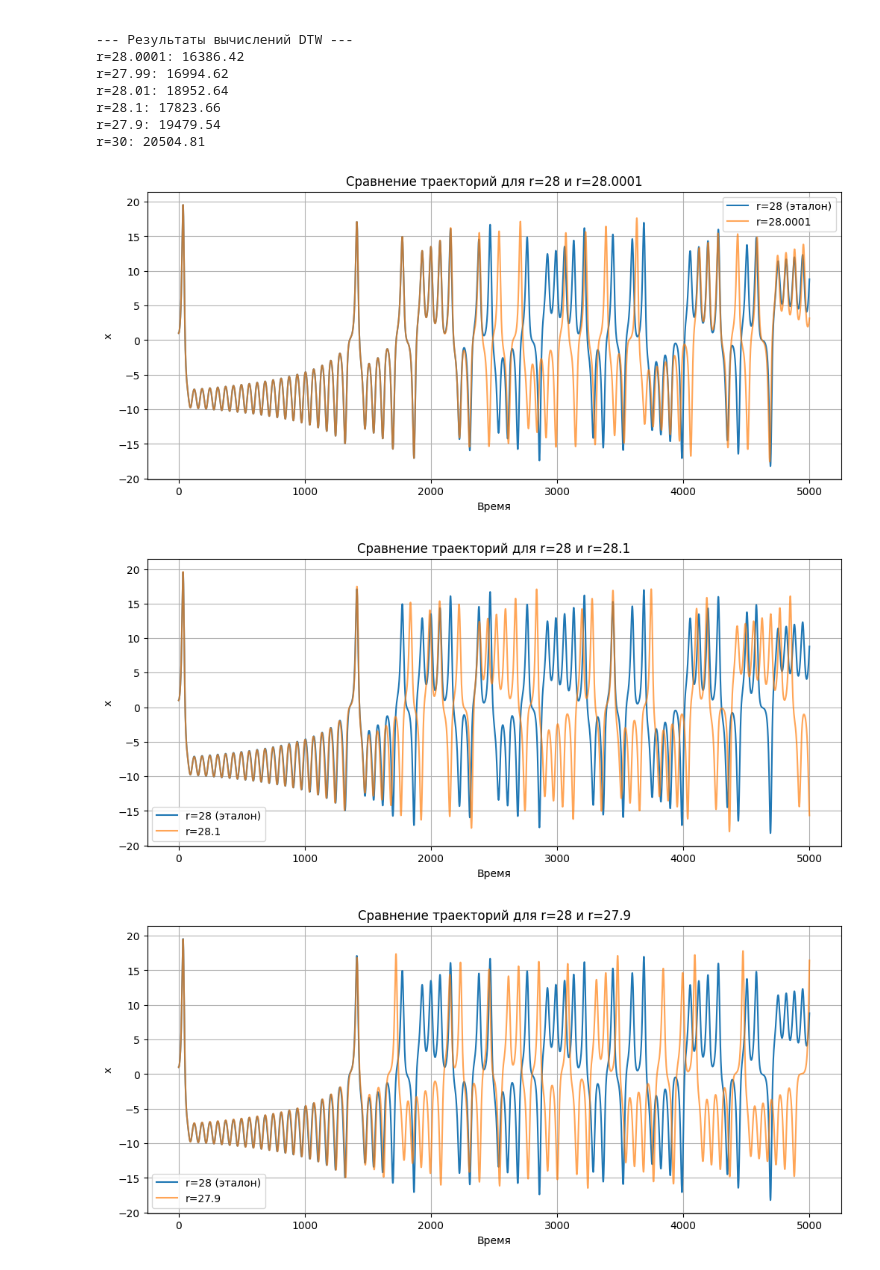
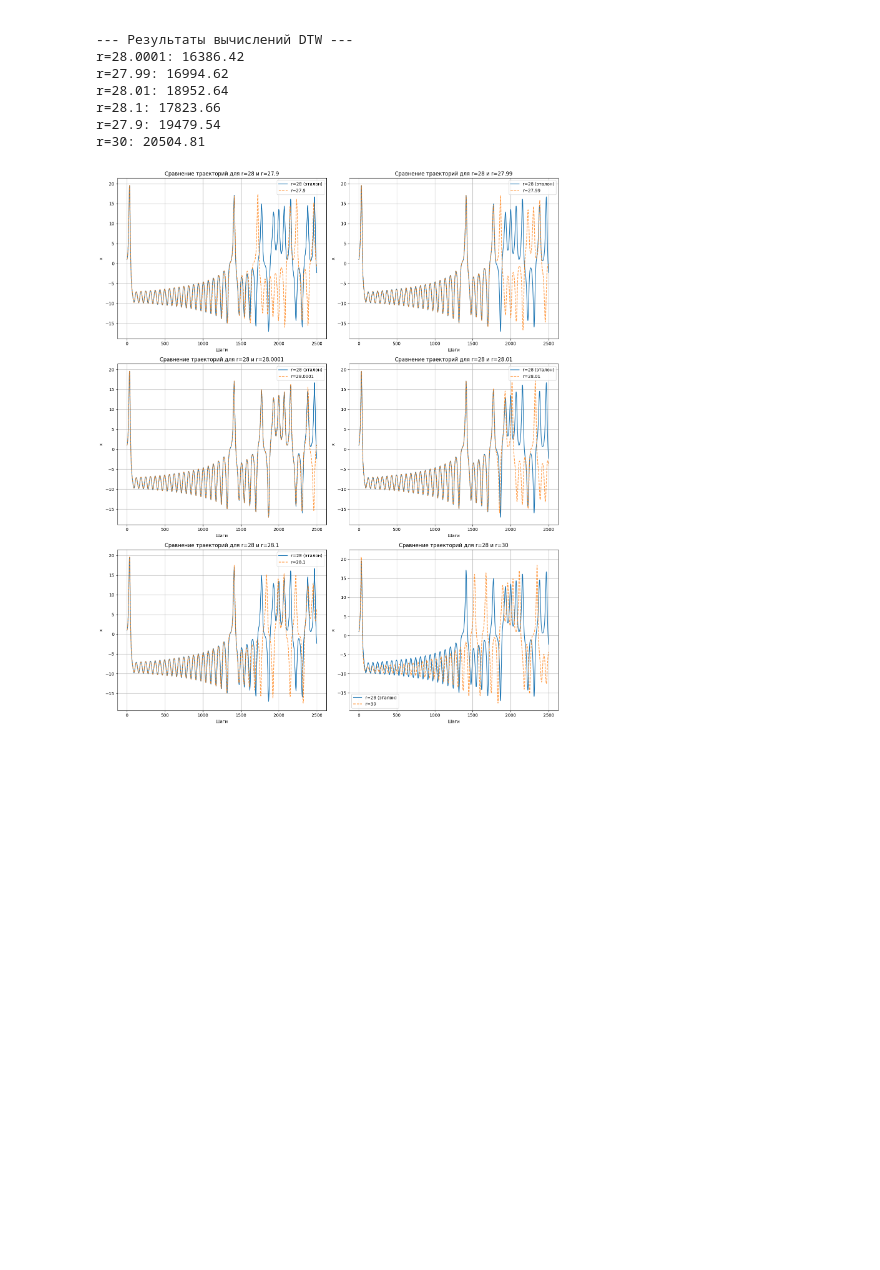
Before and after one commit to yaroslawwww/PaTHoP-assets, a Jupyter notebook: results/dtw/dtw.ipynb, the cells around one changed output. Cells and saved outputs as stored; diff of their text form; code cells hidden in the pictures; blank space fills up the shorter version.

```diff
--- a/results/dtw/dtw.ipynb
+++ b/results/dtw/dtw.ipynb
@@ -104,6 +104,7 @@ r=30: 20504.81
 # %%
 import numpy as np
 import matplotlib.pyplot as plt
+
 class Lorentz:
     def __init__(self, s=10, b=8/3):
         self.s = s
@@ -121,48 +122,64 @@ class Lorentz:
         k2_x, k2_y, k2_z = self._derivatives(x + 0.5*dt*k1_x, y + 0.5*dt*k1_y, z + 0.5*dt*k1_z, s, r, b)
         k3_x, k3_y, k3_z = self._derivatives(x + 0.5*dt*k2_x, y + 0.5*dt*k2_y, z + 0.5*dt*k2_z, s, r, b)
         k4_x, k4_y, k4_z = self._derivatives(x + dt*k3_x, y + dt*k3_y, z + dt*k3_z, s, r, b)
         x_new = x + (dt / 6.0) * (k1_x + 2*k2_x + 2*k3_x + k4_x)
         y_new = y + (dt / 6.0) * (k1_y + 2*k2_y + 2*k3_y + k4_y)
         z_new = z + (dt / 6.0) * (k1_z + 2*k2_z + 2*k3_z + k4_z)
         return x_new, y_new, z_new
 
     def generate(self, dt, steps, r=28, initial_state=(1.0, 1.0, 1.0)):
         self.r = r
         trajectory = np.zeros((steps + 1, 3))
         trajectory[0] = initial_state
         for i in range(steps):
             x, y, z = trajectory[i]
             trajectory[i+1] = self.RK4(x, y, z, self.s, self.r, self.b, dt)
         return trajectory
-r_values = [28, 28.0001, 28.1, 27.9, 27.99, 30,28.01]
+
+# --- ИЗМЕНЕНИЯ НАЧИНАЮТСЯ ЗДЕСЬ ---
+
 # Параметры моделирования
 dt = 0.01
-steps = 000
-r_values = [28, 28.0001, 28.1, 27.9, 27.99, 30, 28.01]
+steps = 2500
+# Отсортируем значения для логичного расположения на графике
+r_values_to_compare = sorted([28.0001, 28.1, 27.9, 27.99, 30, 28.01])
 initial_state = (1.0, 1.0, 1.0)
 
 # Создаем экземпляр системы Лоренца
 lorentz = Lorentz()
 
 # Генерируем эталонную траекторию для r=28
 traj_ref = lorentz.generate(dt, steps, r=28, initial_state=initial_state)
 
-# Сравниваем каждое отклоненное значение с эталоном
-for r in r_values[1:]:
+# 1. Создаем фигуру и сетку подграфиков (3 ряда, 2 колонки)
+# fig - это вся картинка, axes - это массив отдельных окошек для рисования
+fig, axes = plt.subplots(nrows=3, ncols=2, figsize=(15, 18))
+
+# Превращаем 2D-массив осей в 1D для удобства итерации
+axes = axes.flatten()
+
+# 2. Проходим в цикле по значениям r и соответствующим им осям (ax)
+for i, r in enumerate(r_values_to_compare):
+    ax = axes[i] # Выбираем текущее "окошко" для рисования
+
     # Генерируем траекторию для текущего значения r
     traj_comp = lorentz.generate(dt, steps, r=r, initial_state=initial_state)
 
-    # Создаем график
-    plt.figure(figsize=(12, 5))
-    plt.plot(traj_ref[:3001, 0], label=f'r=28 (эталон)')
-    plt.plot(traj_comp[:3001, 0], label=f'r={r}', alpha=0.7)
-    plt.xlabel('Время')
-    plt.ylabel('x')
-    plt.title(f'Сравнение траекторий для r=28 и r={r}')
-    plt.legend()
-    plt.grid(True)
-    plt.show()
+    # 3. Рисуем на конкретной оси `ax`, а не на `plt`
+    ax.plot(traj_ref[:, 0], label='r=28 (эталон)', linewidth=1.5)
+    ax.plot(traj_comp[:, 0], label=f'r={r}', alpha=0.8, linestyle='--')
+
+    ax.set_xlabel('Шаги')
+    ax.set_ylabel('x')
+    ax.set_title(f'Сравнение траекторий для r=28 и r={r}')
+    ax.legend()
+    ax.grid(True)
+
+# 4. Автоматически подгоняем расположение, чтобы заголовки не налезали друг на друга
+plt.tight_layout()
+
+# 5. Сохраняем всю фигуру целиком в один файл
+plt.savefig('rows.png', dpi=150) # dpi для лучшего качества
+plt.show()
 # %% [output]
-[figure, old version]
+[figure, new version]
-[figure, removed]
-[figure, removed]
```
Also changed, not shown: parts of 1 cell of this notebook, 25 other files.
